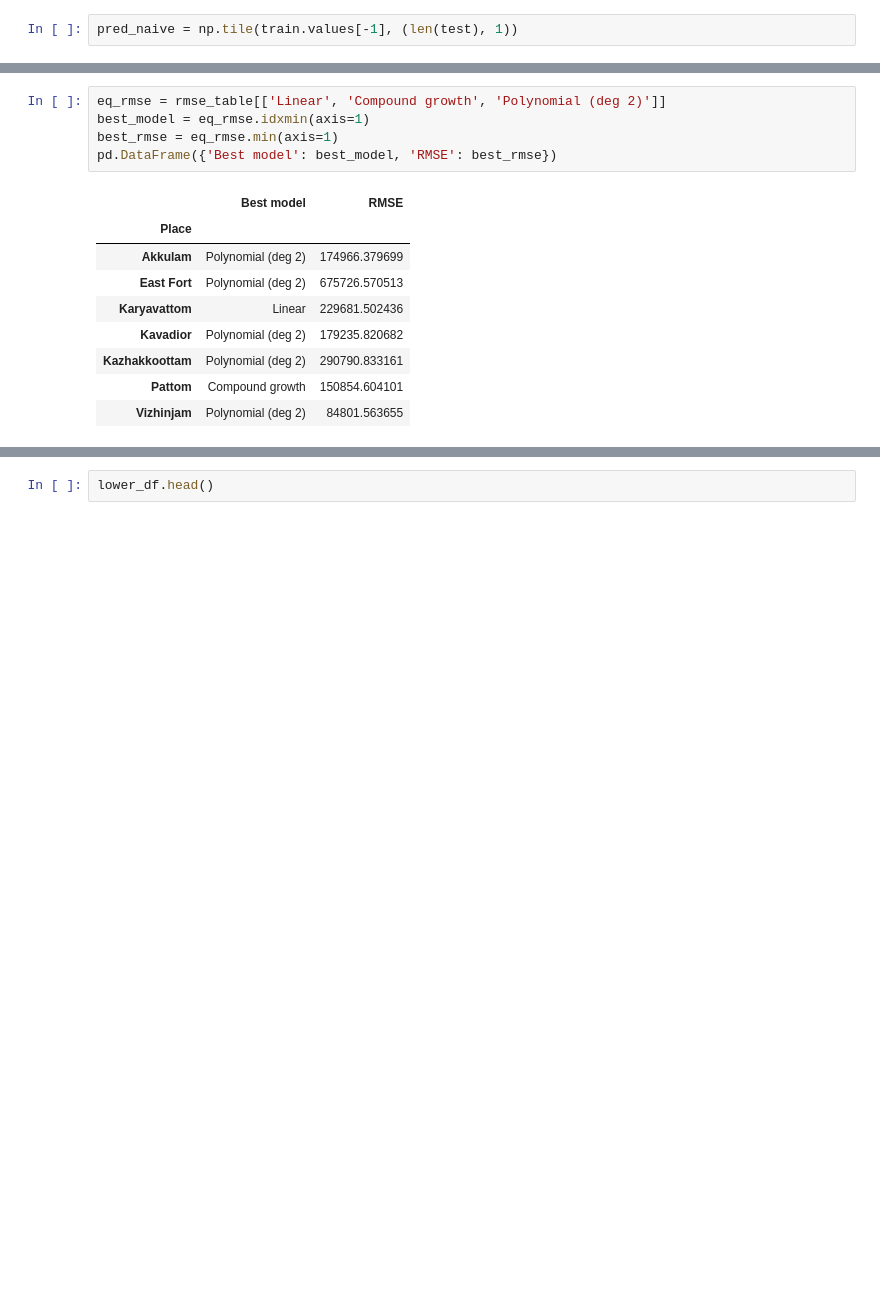
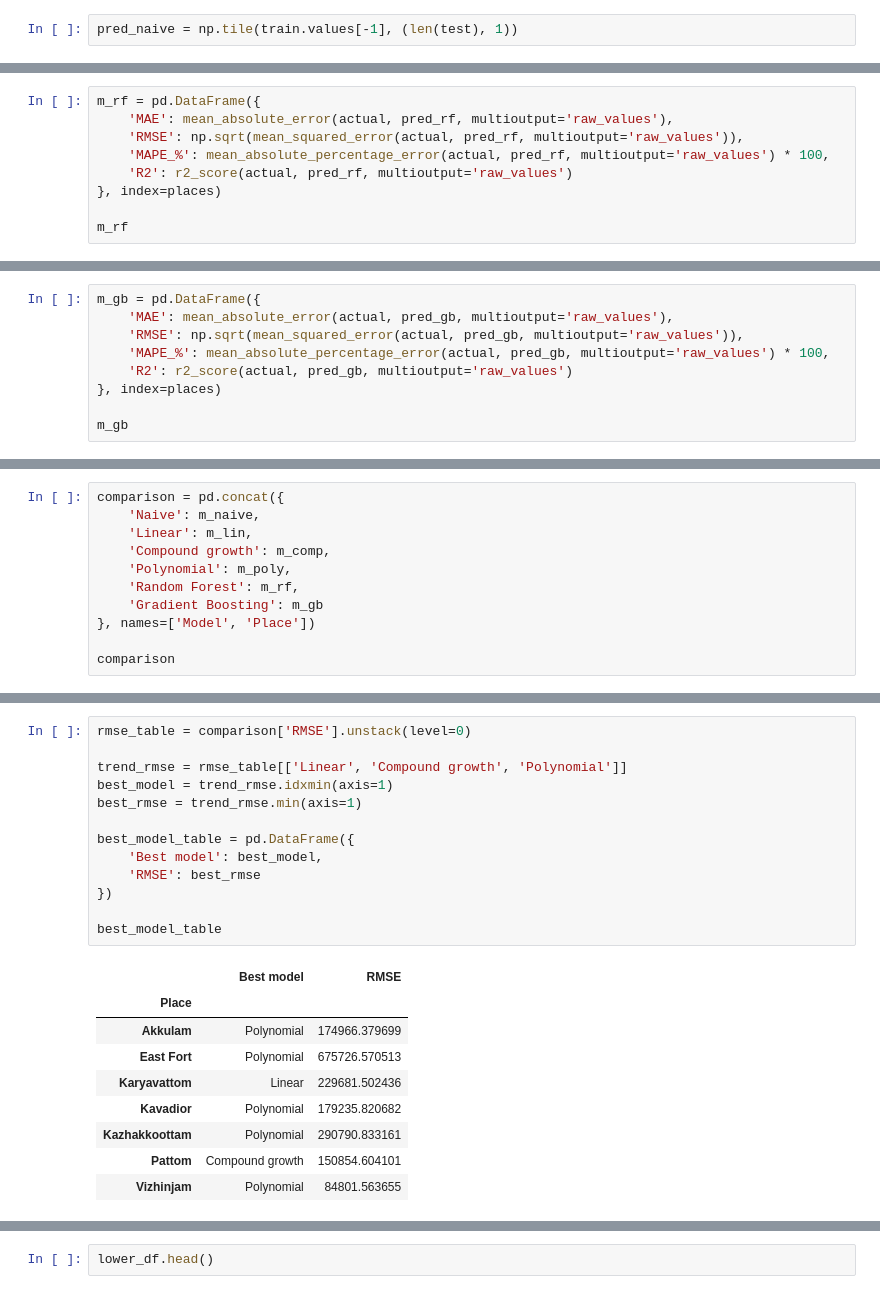
Before and after one commit to SREEHARI09/Land_price_prediction, a Jupyter notebook: Preprocessing.ipynb, the cells around one changed output, grey strips where cells are left out. Drawn from its saved outputs; the diff is of its cells as text; blank space fills up the shorter version.

```diff
--- a/Preprocessing.ipynb
+++ b/Preprocessing.ipynb
@@ -248,0 +346,9 @@ comparison
+# %%
+m_rf = pd.DataFrame({
+    'MAE': mean_absolute_error(actual, pred_rf, multioutput='raw_values'),
+    'RMSE': np.sqrt(mean_squared_error(actual, pred_rf, multioutput='raw_values')),
+    'MAPE_%': mean_absolute_percentage_error(actual, pred_rf, multioutput='raw_values') * 100,
+    'R2': r2_score(actual, pred_rf, multioutput='raw_values')
+}, index=places)
+
+m_rf
@@ -248,0 +367,9 @@ comparison
+# %%
+m_gb = pd.DataFrame({
+    'MAE': mean_absolute_error(actual, pred_gb, multioutput='raw_values'),
+    'RMSE': np.sqrt(mean_squared_error(actual, pred_gb, multioutput='raw_values')),
+    'MAPE_%': mean_absolute_percentage_error(actual, pred_gb, multioutput='raw_values') * 100,
+    'R2': r2_score(actual, pred_gb, multioutput='raw_values')
+}, index=places)
+
+m_gb
@@ -248,0 +389,11 @@ comparison
+# %%
+comparison = pd.concat({
+    'Naive': m_naive,
+    'Linear': m_lin,
+    'Compound growth': m_comp,
+    'Polynomial': m_poly,
+    'Random Forest': m_rf,
+    'Gradient Boosting': m_gb
+}, names=['Model', 'Place'])
+
+comparison
@@ -279,15 +444,23 @@ rmse_table
 # %%
-eq_rmse = rmse_table[['Linear', 'Compound growth', 'Polynomial (deg 2)']]
-best_model = eq_rmse.idxmin(axis=1)
-best_rmse = eq_rmse.min(axis=1)
-pd.DataFrame({'Best model': best_model, 'RMSE': best_rmse})
+rmse_table = comparison['RMSE'].unstack(level=0)
+
+trend_rmse = rmse_table[['Linear', 'Compound growth', 'Polynomial']]
+best_model = trend_rmse.idxmin(axis=1)
+best_rmse = trend_rmse.min(axis=1)
+
+best_model_table = pd.DataFrame({
+    'Best model': best_model,
+    'RMSE': best_rmse
+})
+
+best_model_table
 # %% [output]
 |  | Best model | RMSE |
 | Place |  |  |
-| Akkulam | Polynomial (deg 2) | 174966.379699 |
-| East Fort | Polynomial (deg 2) | 675726.570513 |
+| Akkulam | Polynomial | 174966.379699 |
+| East Fort | Polynomial | 675726.570513 |
 | Karyavattom | Linear | 229681.502436 |
-| Kavadior | Polynomial (deg 2) | 179235.820682 |
-| Kazhakkoottam | Polynomial (deg 2) | 290790.833161 |
+| Kavadior | Polynomial | 179235.820682 |
+| Kazhakkoottam | Polynomial | 290790.833161 |
 | Pattom | Compound growth | 150854.604101 |
-| Vizhinjam | Polynomial (deg 2) | 84801.563655 |
+| Vizhinjam | Polynomial | 84801.563655 |
```
Also changed, not shown: parts of 122 cells of this notebook.
